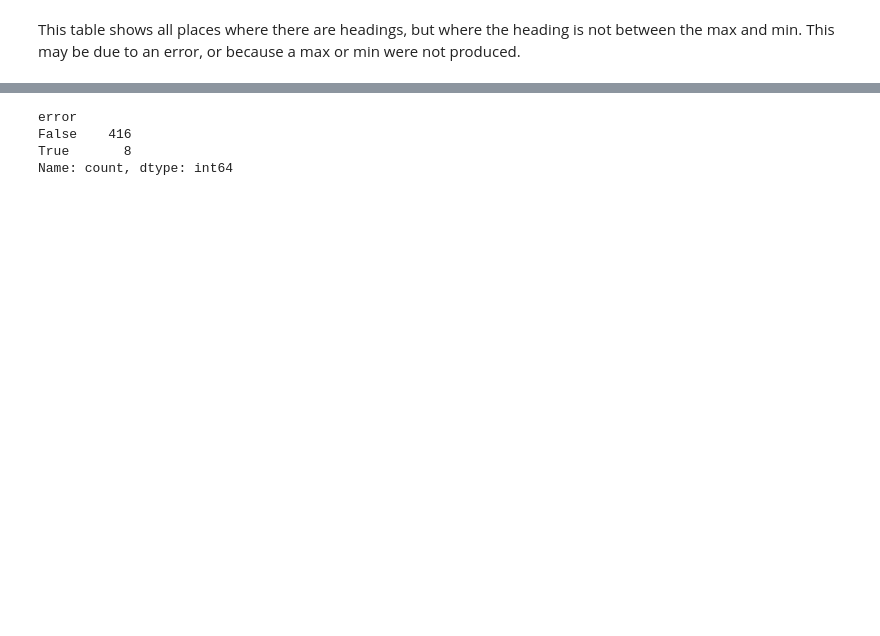
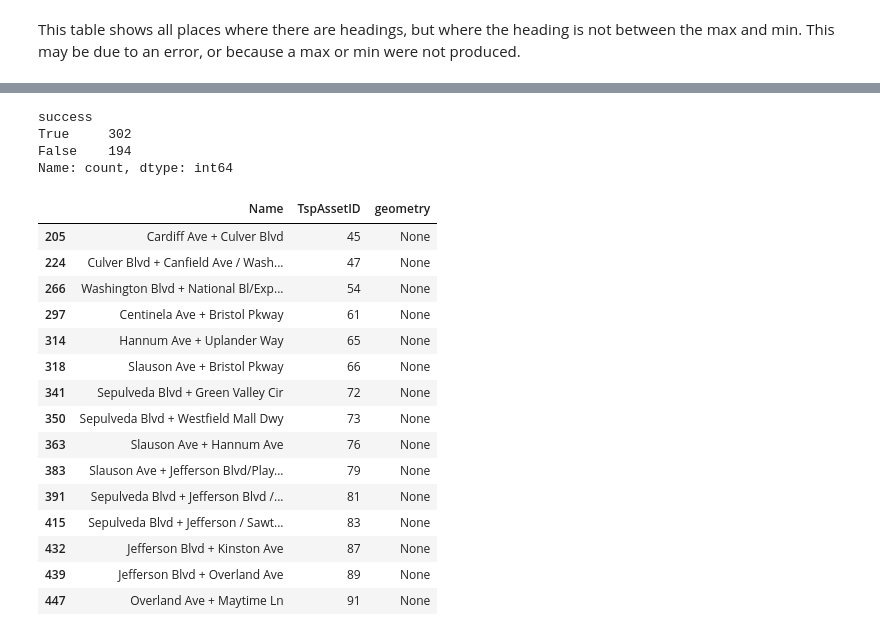
Before and after one commit to cal-itp/tsp-analysis, a Jupyter notebook: subtasks/heading_correction/get_bearings.ipynb, the cells around one changed output, grey strips where cells are left out. Cells and saved outputs as stored; diff of their text form; code cells hidden in the pictures; blank space fills up the shorter version.

```diff
--- a/subtasks/heading_correction/get_bearings.ipynb
+++ b/subtasks/heading_correction/get_bearings.ipynb
@@ -426,7 +470,31 @@ nodes_validation_merged.loc[nodes_validation_merged["heading_available"] & ~ nod
 # %%
-nodes_validation_merged["error"].value_counts()
+nodes_validation_merged["success"].value_counts()
 # %% [output]
-error
-False    416
-True       8
+success
+True     302
+False    194
 Name: count, dtype: int64
+# %%
+nodes_validation_merged.loc[
+    ~nodes_validation_merged["success"]
+    & nodes_validation_merged["heading_available"]
+    & ~nodes_validation_merged["error"],
+    ["Name", "TspAssetID", "geometry"],
+].drop_duplicates()
+# %% [output]
+|  | Name | TspAssetID | geometry |
+| 205 | Cardiff Ave + Culver Blvd | 45 | None |
+| 224 | Culver Blvd + Canfield Ave / Wash... | 47 | None |
+| 266 | Washington Blvd + National Bl/Exp... | 54 | None |
+| 297 | Centinela Ave + Bristol Pkway | 61 | None |
+| 314 | Hannum Ave + Uplander Way | 65 | None |
+| 318 | Slauson Ave + Bristol Pkway | 66 | None |
+| 341 | Sepulveda Blvd + Green Valley Cir | 72 | None |
+| 350 | Sepulveda Blvd + Westfield Mall Dwy | 73 | None |
+| 363 | Slauson Ave + Hannum Ave | 76 | None |
+| 383 | Slauson Ave + Jefferson Blvd/Play... | 79 | None |
+| 391 | Sepulveda Blvd + Jefferson Blvd /... | 81 | None |
+| 415 | Sepulveda Blvd + Jefferson / Sawt... | 83 | None |
+| 432 | Jefferson Blvd + Kinston Ave | 87 | None |
+| 439 | Jefferson Blvd + Overland Ave | 89 | None |
+| 447 | Overland Ave + Maytime Ln | 91 | None |
```
Also changed, not shown: parts of 17 cells of this notebook, 1 other file.
